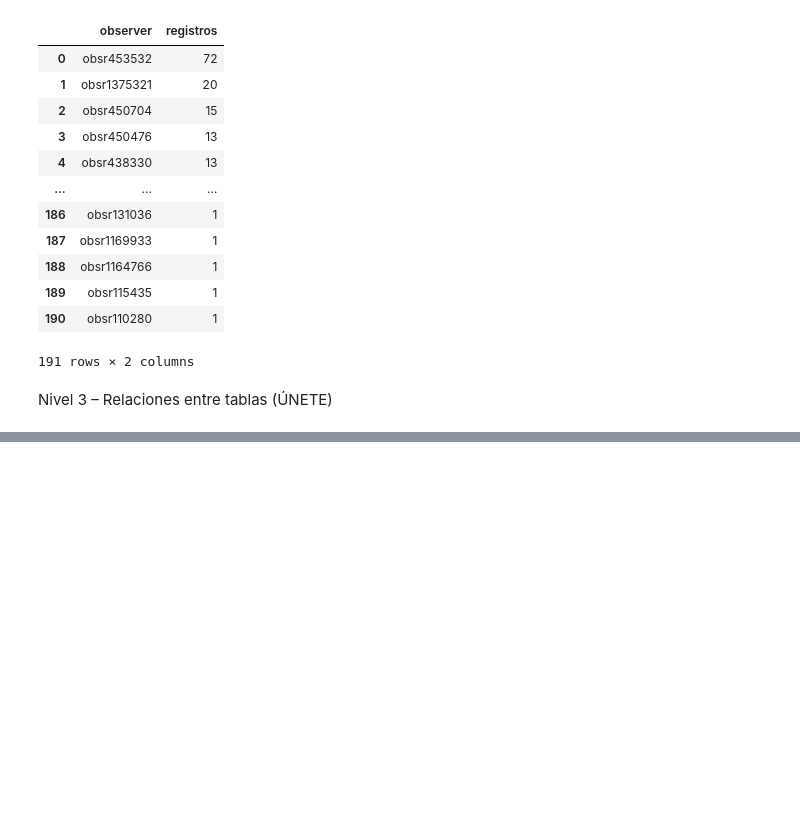
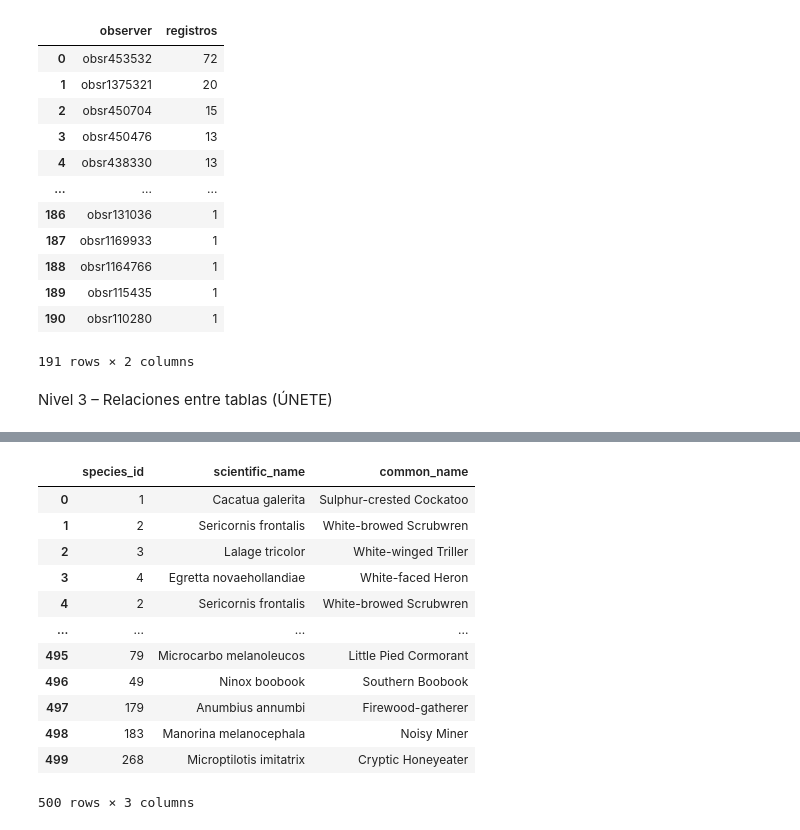
Before and after one commit to Jovegom/exploratory-sql-analysis-project, a Jupyter notebook: src/sql/solution.ipynb, the cells around one changed output, grey strips where cells are left out. Saved outputs shown, nothing was run; the diff lists cells and outputs as text; code cells hidden in the pictures; blank space fills up the shorter version.

```diff
--- a/src/sql/solution.ipynb
+++ b/src/sql/solution.ipynb
@@ -206,0 +233,26 @@ Nivel 3 – Relaciones entre tablas (ÚNETE)
+# %%
+#Muestra el nombre científico de cada especie registrada
+query="""
+SELECT
+ observations.species_id,
+ species.scientific_name,
+ species.common_name
+FROM observations
+JOIN species
+    ON observations.species_id = species.id"""
+df=pd.read_sql(query,con)
+df
+# %% [output]
+|  | species_id | scientific_name | common_name |
+| 0 | 1 | Cacatua galerita | Sulphur-crested Cockatoo |
+| 1 | 2 | Sericornis frontalis | White-browed Scrubwren |
+| 2 | 3 | Lalage tricolor | White-winged Triller |
+| 3 | 4 | Egretta novaehollandiae | White-faced Heron |
+| 4 | 2 | Sericornis frontalis | White-browed Scrubwren |
+| ... | ... | ... | ... |
+| 495 | 79 | Microcarbo melanoleucos | Little Pied Cormorant |
+| 496 | 49 | Ninox boobook | Southern Boobook |
+| 497 | 179 | Anumbius annumbi | Firewood-gatherer |
+| 498 | 183 | Manorina melanocephala | Noisy Miner |
+| 499 | 268 | Microptilotis imitatrix | Cryptic Honeyeater |
+500 rows × 3 columns
```
Also changed, not shown: parts of 3 cells of this notebook.
